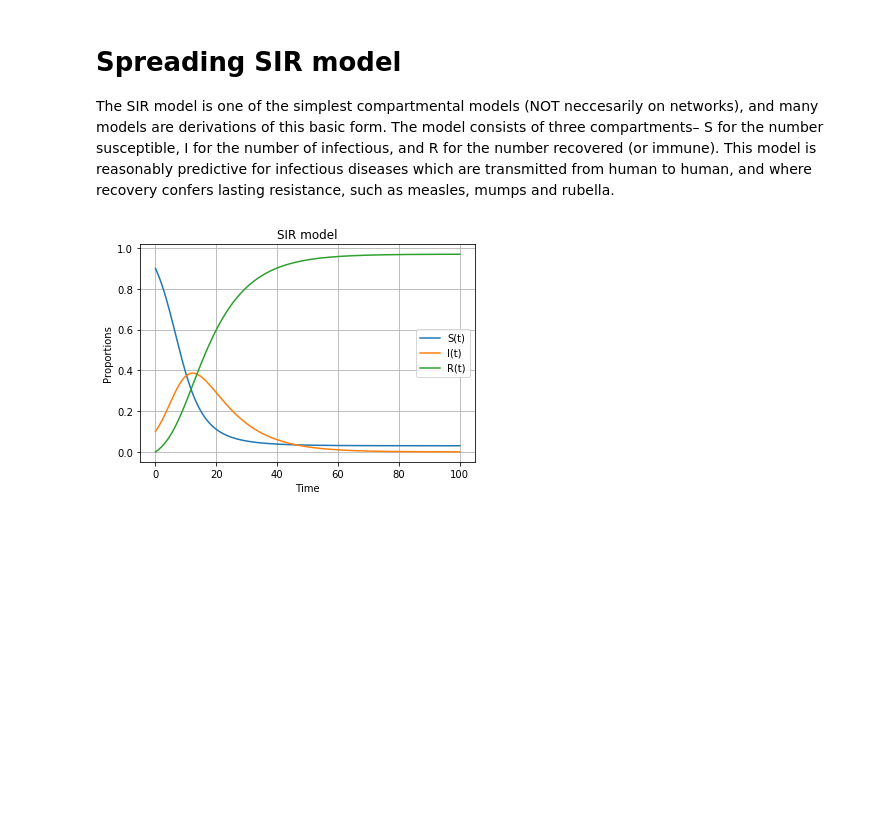
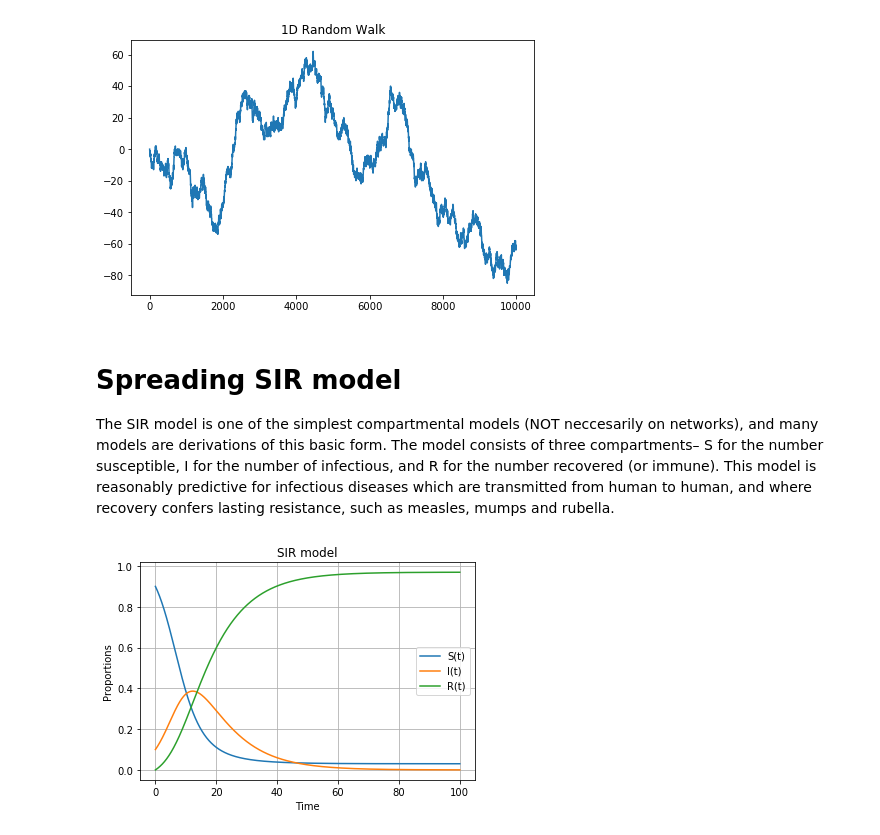
Before and after one commit to Big-data-course-CRI/materials_big_data_cri_2019, a Jupyter notebook: resources Python/spreading_on_networks.ipynb, the cells around one changed output. Saved outputs shown, nothing was run; the diff lists cells and outputs as text; code cells hidden in the pictures; blank space fills up the shorter version.

Commit message:
spreading on networks
mix btw b.gonzales and our notebooks

```diff
--- a/resources Python/spreading_on_networks.ipynb
+++ b/resources Python/spreading_on_networks.ipynb
@@ -107,3 +274,47 @@ plt.show()
+# %%
+
+from itertools import cycle
+from mpl_toolkits.mplot3d import Axes3D
+import numpy as np
+from matplotlib import pyplot as plt
+#colors = cycle(‘bgrcmykbgrcmykbgrcmykbgrcmyk’)
+import networkx as nx
+import numpy as np
+
+'''
+Now let us visualise random walk in 1D
+'''
+# Define parameters for the walk
+dims = 1
+step_n = 10000
+step_set = [-1, 0, 1]
+size = 10
+sizefig = 10
+
+origin = np.zeros((1,dims))
+# Simulate steps in 1D
+step_shape = (step_n,dims)
+steps = np.random.choice(a=step_set, size=step_shape)
+path = np.concatenate([origin, steps]).cumsum(0)
+start = path[:1]
+stop = path[-1:]
+
+# print(steps)
+# Plot the random walk path
+
+#fig =  plt.figure(figsize = (8, 8))#plt.figure(figsize=(sizefig,sizefig))
+#fig = plt.figure(figsize=(8,4),dpi=200)
+#ax = plt.subplot(332)#fig.add_subplot(111)
+
+#ax.scatter(np.arange(step_n+1), path, c=’blue’,alpha=0.25,s=0.05);
+plt.plot(path)#,c=’blue’,alpha=0.5,lw=0.5,ls=’ — ‘,);
+plt.plot(0, start)#,c=’red’, marker=’+’)
+plt.plot(step_n, stop)#, c=’black’, marker=’o’)
+plt.title('1D Random Walk')
+plt.tight_layout(pad=0)
+plt.show()
+# %% [output]
+[figure, added]
 # %% [markdown]
 # Spreading SIR model
 
```
Also changed, not shown: parts of 6 cells of this notebook.
